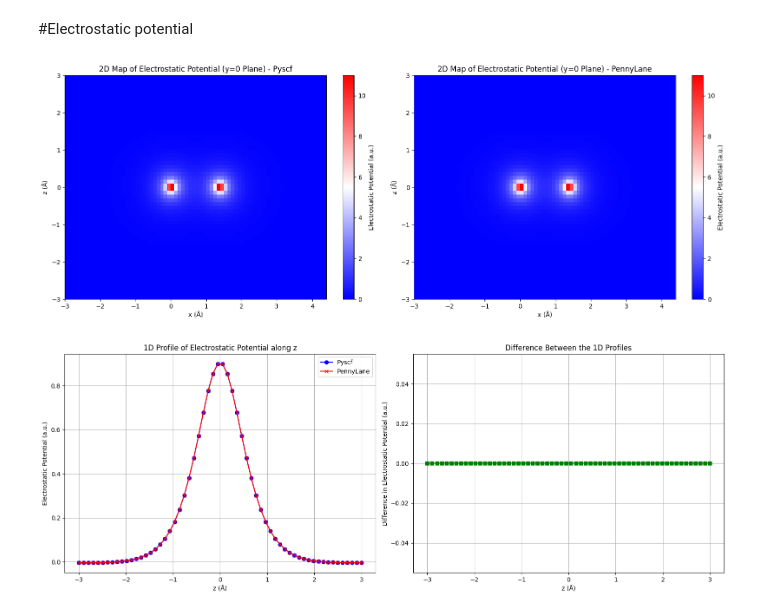
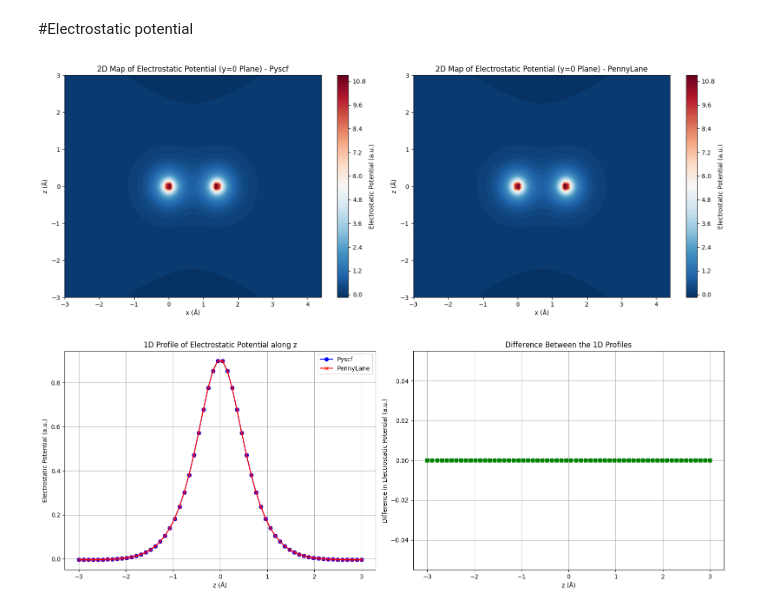
Before and after one commit to alima002/prop, a Jupyter notebook: prop_H2_test.ipynb, the cells around one changed output. Cells and saved outputs as stored; diff of their text form; code cells hidden in the pictures.

```diff
--- a/prop_H2_test.ipynb
+++ b/prop_H2_test.ipynb
@@ -531,44 +530,56 @@ cube_pyscf = tools.cubegen.mep(mol, "mep_pyscf.cube", rdm1_pyscf, resolution=0.1
 cube_pennylane = tools.cubegen.mep(mol, "mep_pennylane.cube", rdm1_ao, resolution=0.1)
 # %%
 # Read data from the Cube file (Pyscf)
+
+
 x_vals_1, y_vals_1, z_vals_1, data_1 = read_cube("mep_pyscf.cube")
 
 # Take a cut in the middle of the grid (y plane = 0) for Pyscf
 mid_y_1 = len(y_vals_1) // 2  # Central index
 mep_2d_1 = data_1[:, mid_y_1, :]  # Grid slicing
 
 # Read data from the Cube file (PennyLane)
 x_vals_2, y_vals_2, z_vals_2, data_2 = read_cube("mep_pennylane.cube")
 
 # Take a cut in the middle of the grid (y plane = 0) for PennyLane
 mid_y_2 = len(y_vals_2) // 2  # Central index
 mep_2d_2 = data_2[:, mid_y_2, :]  # Grid slicing
 
+
 # Plotting the two heatmaps side by side
 plt.figure(figsize=(16, 6))
 
 # Subplot for Pyscf
 plt.subplot(1, 2, 1)
-plt.imshow(mep_2d_1.T, extent=[x_vals_1.min(), x_vals_1.max(), z_vals_1.min(), z_vals_1.max()],
-           origin="lower", cmap="bwr", aspect="auto")
+X, Z = np.meshgrid(x_vals_1, z_vals_1)
+plt.contourf(X, Z, mep_2d_1.T, levels=100, cmap="RdBu_r",  interpolation="bilinear")
+
 plt.colorbar(label="Electrostatic Potential (a.u.)")
 plt.xlabel("x (Å)")
 plt.ylabel("z (Å)")
 plt.title("2D Map of Electrostatic Potential (y=0 Plane) - Pyscf")
 
 # Subplot for PennyLane
 plt.subplot(1, 2, 2)
-plt.imshow(mep_2d_2.T, extent=[x_vals_2.min(), x_vals_2.max(), z_vals_2.min(), z_vals_2.max()],
-           origin="lower", cmap="bwr", aspect="auto")
+
+X, Z = np.meshgrid(x_vals_2, z_vals_2)
+plt.contourf(X, Z, mep_2d_1.T, levels=100, cmap="RdBu_r",  interpolation="bilinear")
+
+
+
+#plt.imshow(mep_2d_1.T, extent=[x_vals_1.min(), x_vals_1.max(), z_vals_1.min(), z_vals_1.max()],
+          # origin="lower", cmap="RdBu_r", aspect="auto", interpolation="bilinear")
+
+
 plt.colorbar(label="Electrostatic Potential (a.u.)")
 plt.xlabel("x (Å)")
 plt.ylabel("z (Å)")
 plt.title("2D Map of Electrostatic Potential (y=0 Plane) - PennyLane")
 
 plt.tight_layout()
 plt.show()
 # %% [output]
-[figure, old version]
+[figure, new version]
 # %%
 # Read data from the Cube file (Pyscf)
 x_vals_1, y_vals_1, z_vals_1, data_1 = read_cube("mep_pyscf.cube")
```
Also changed, not shown: parts of 6 cells of this notebook.
